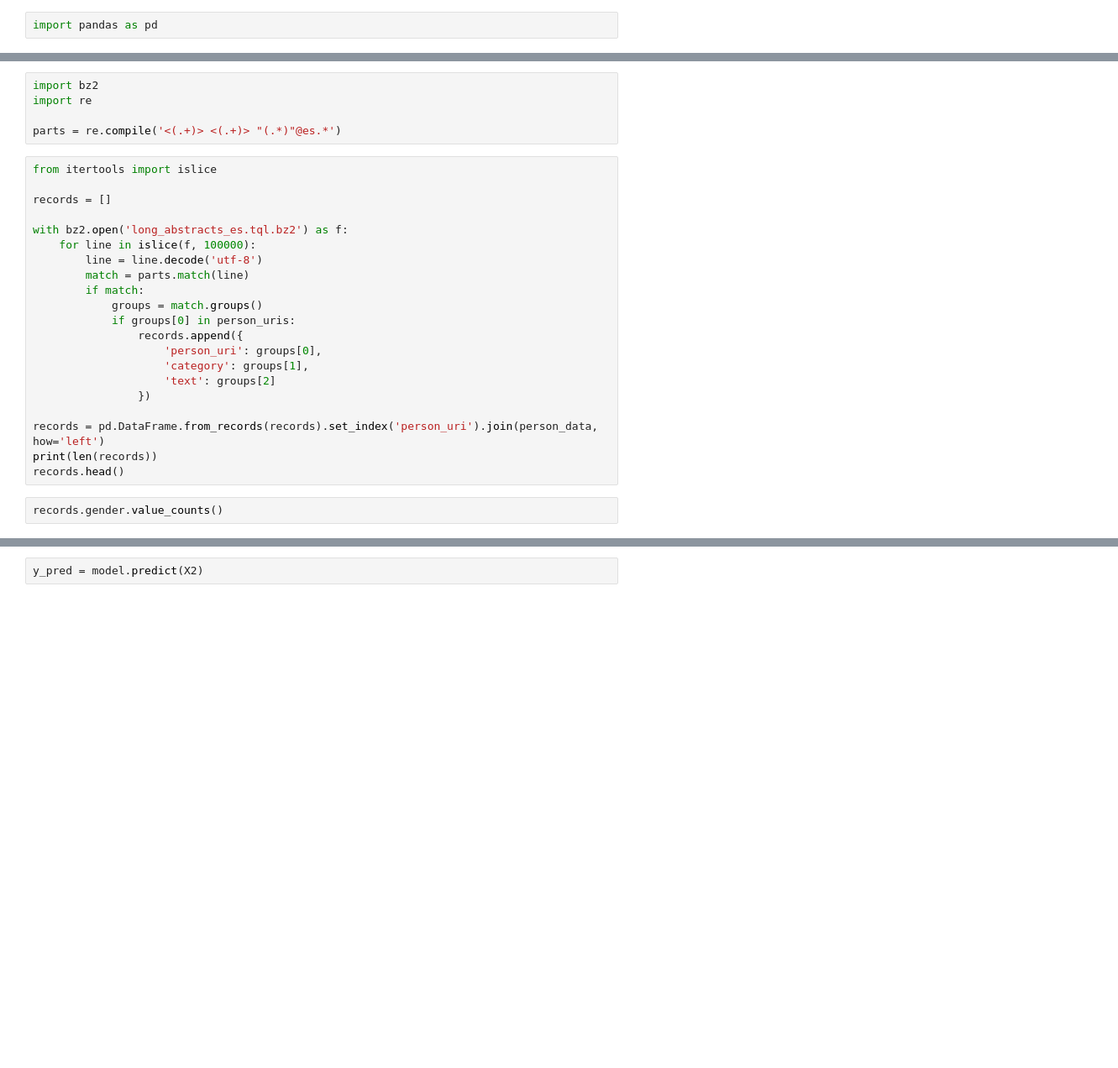
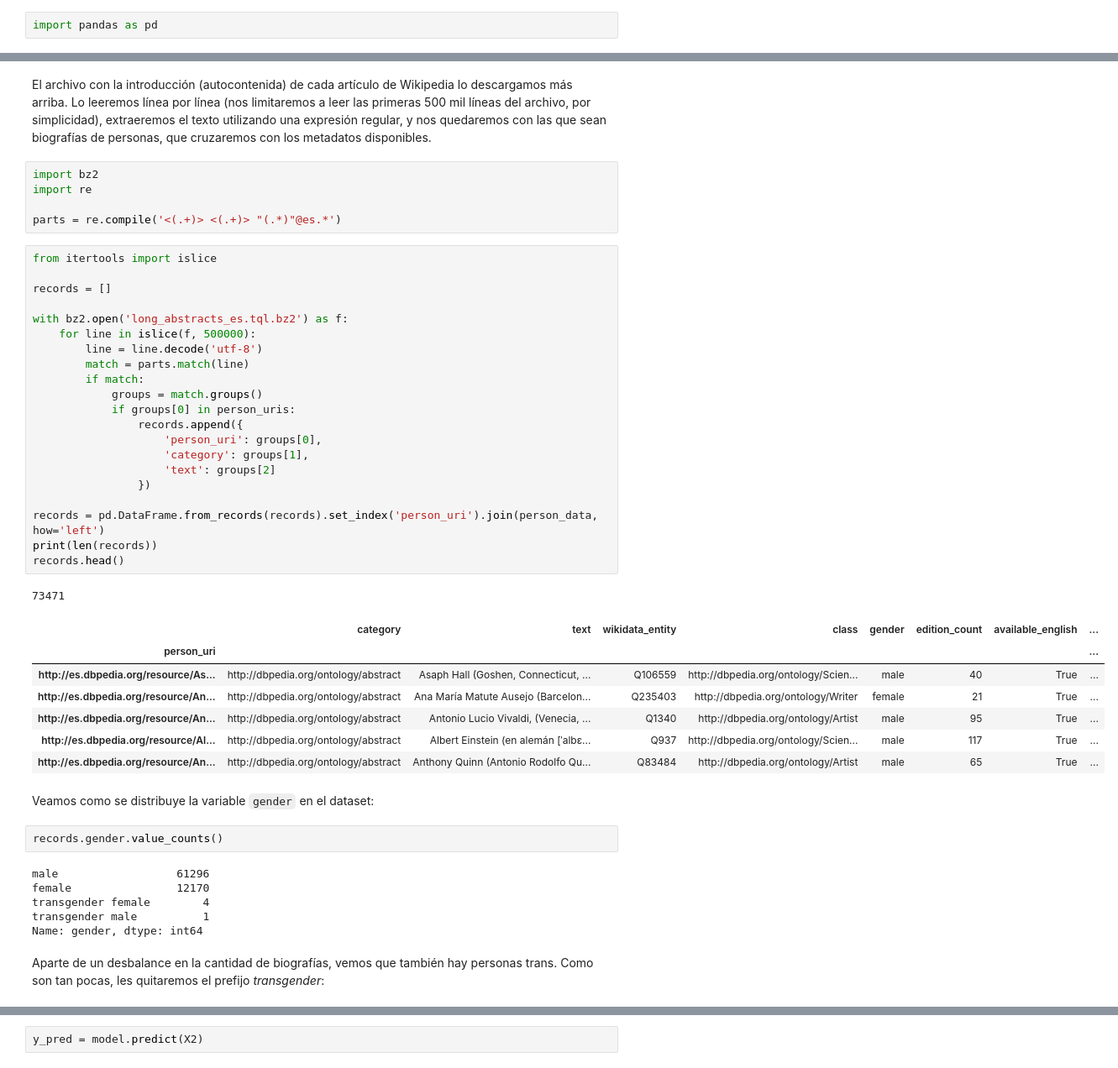
Before and after one commit to zorzalerrante/intro_machine_learning, a Jupyter notebook: Ejemplo 00 - Naive Bayes con Biografías de Wikipedia.ipynb, the cells around one changed output, grey strips where cells are left out. Shown: that part at 84% size. Saved outputs shown, nothing was run; the diff lists cells and outputs as text; blank space fills up the shorter version.

```diff
--- a/Ejemplo 00 - Naive Bayes con Biografías de Wikipedia.ipynb
+++ b/Ejemplo 00 - Naive Bayes con Biografías de Wikipedia.ipynb
@@ -15,3 +47,5 @@ len(person_uris)
+# %% [markdown]
+El archivo con la introducción (autocontenida) de cada artículo de Wikipedia lo descargamos más arriba. Lo leeremos línea por línea (nos limitaremos a leer las primeras 500 mil líneas del archivo, por simplicidad), extraeremos el texto utilizando una expresión regular, y nos quedaremos con las que sean biografías de personas, que cruzaremos con los metadatos disponibles.
 # %%
 import bz2
 import re
@@ -20,23 +54,42 @@ parts = re.compile('<(.+)> <(.+)> "(.*)"@es.*')
 # %%
 from itertools import islice
 
 records = []
 
 with bz2.open('long_abstracts_es.tql.bz2') as f:
-    for line in islice(f, 100000):
+    for line in islice(f, 500000):
         line = line.decode('utf-8')
         match = parts.match(line)
         if match:
             groups = match.groups()
             if groups[0] in person_uris:
                 records.append({
                     'person_uri': groups[0],
                     'category': groups[1],
                     'text': groups[2]
                 })
 
 records = pd.DataFrame.from_records(records).set_index('person_uri').join(person_data, how='left')
 print(len(records))
 records.head()
+# %% [output]
+73471
+|  | category | text | wikidata_entity | class | gender | edition_count | available_english | ... |
+| person_uri |  |  |  |  |  |  |  | ... |
+| http://es.dbpedia.org/resource/As... | http://dbpedia.org/ontology/abstract | Asaph Hall (Goshen, Connecticut, ... | Q106559 | http://dbpedia.org/ontology/Scien... | male | 40 | True | ... |
+| http://es.dbpedia.org/resource/An... | http://dbpedia.org/ontology/abstract | Ana María Matute Ausejo (Barcelon... | Q235403 | http://dbpedia.org/ontology/Writer | female | 21 | True | ... |
+| http://es.dbpedia.org/resource/An... | http://dbpedia.org/ontology/abstract | Antonio Lucio Vivaldi, (Venecia, ... | Q1340 | http://dbpedia.org/ontology/Artist | male | 95 | True | ... |
+| http://es.dbpedia.org/resource/Al... | http://dbpedia.org/ontology/abstract | Albert Einstein (en alemán [ˈalbɛ... | Q937 | http://dbpedia.org/ontology/Scien... | male | 117 | True | ... |
+| http://es.dbpedia.org/resource/An... | http://dbpedia.org/ontology/abstract | Anthony Quinn (Antonio Rodolfo Qu... | Q83484 | http://dbpedia.org/ontology/Artist | male | 65 | True | ... |
+# %% [markdown]
+Veamos como se distribuye la variable `gender` en el dataset:
 # %%
 records.gender.value_counts()
+# %% [output]
+male                  61296
+female                12170
+transgender female        4
+transgender male          1
+Name: gender, dtype: int64
+# %% [markdown]
+Aparte de un desbalance en la cantidad de biografías, vemos que también hay personas trans. Como son tan pocas, les quitaremos el prefijo _transgender_:
```
Also changed, not shown: parts of 51 cells of this notebook, 2 other files.
